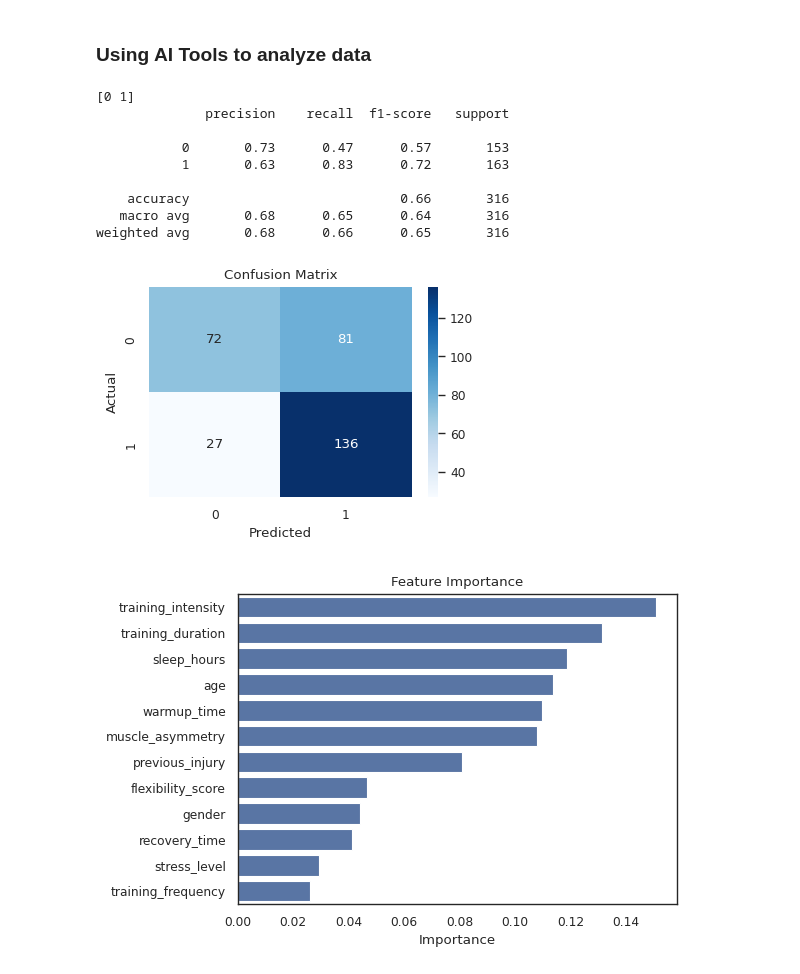
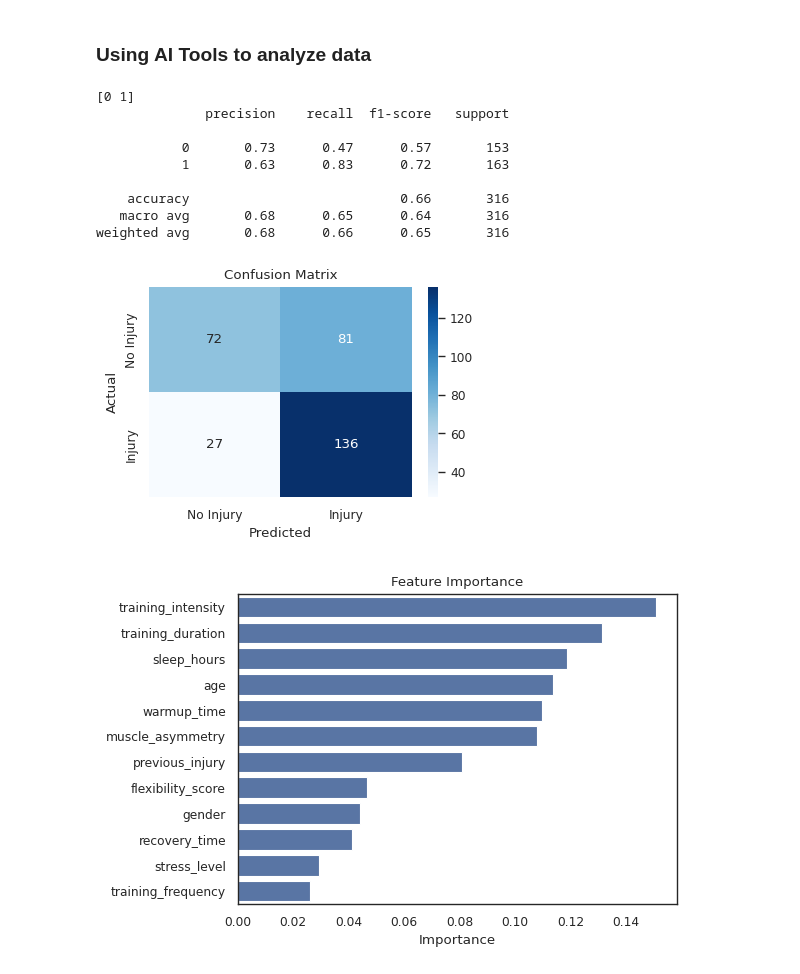
Before and after one commit to ramonator00/bina, a Jupyter notebook: BINA_Semesterarbeit.ipynb, the cells around one changed output. Saved outputs shown, nothing was run; the diff lists cells and outputs as text; code cells hidden in the pictures.

```diff
--- a/BINA_Semesterarbeit.ipynb
+++ b/BINA_Semesterarbeit.ipynb
@@ -552,35 +552,39 @@ model = RandomForestClassifier(
     random_state=42
 )
 
 model.fit(X_train, y_train)
 
 y_pred = model.predict(X_test)
 y_prob = model.predict_proba(X_test)[:, 1]
 
 print(classification_report(y_test, y_pred))
 
 cm = confusion_matrix(y_test, y_pred)
 
+labels = ["No Injury", "Injury"]
+
 plt.figure(figsize=(4,3))
-sns.heatmap(cm, annot=True, fmt="d", cmap="Blues")
+sns.heatmap(cm, annot=True, fmt="d", cmap="Blues",
+            xticklabels=labels,
+            yticklabels=labels)
 
 plt.title("Confusion Matrix")
 plt.xlabel("Predicted")
 plt.ylabel("Actual")
 
 plt.tight_layout()
 plt.show()
 # %% [output]
 [0 1]
               precision    recall  f1-score   support
 
            0       0.73      0.47      0.57       153
            1       0.63      0.83      0.72       163
 
     accuracy                           0.66       316
    macro avg       0.68      0.65      0.64       316
 weighted avg       0.68      0.66      0.65       316
-[figure, old version]
+[figure, new version]
 # %%
 importance = model.feature_importances_
 features = X.columns
```
